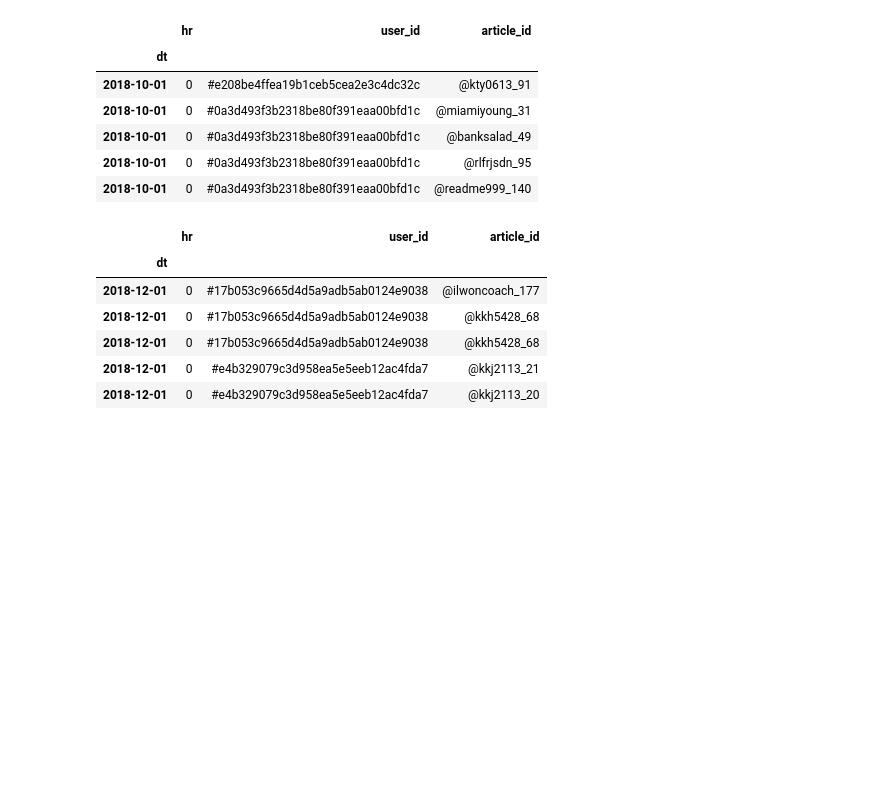
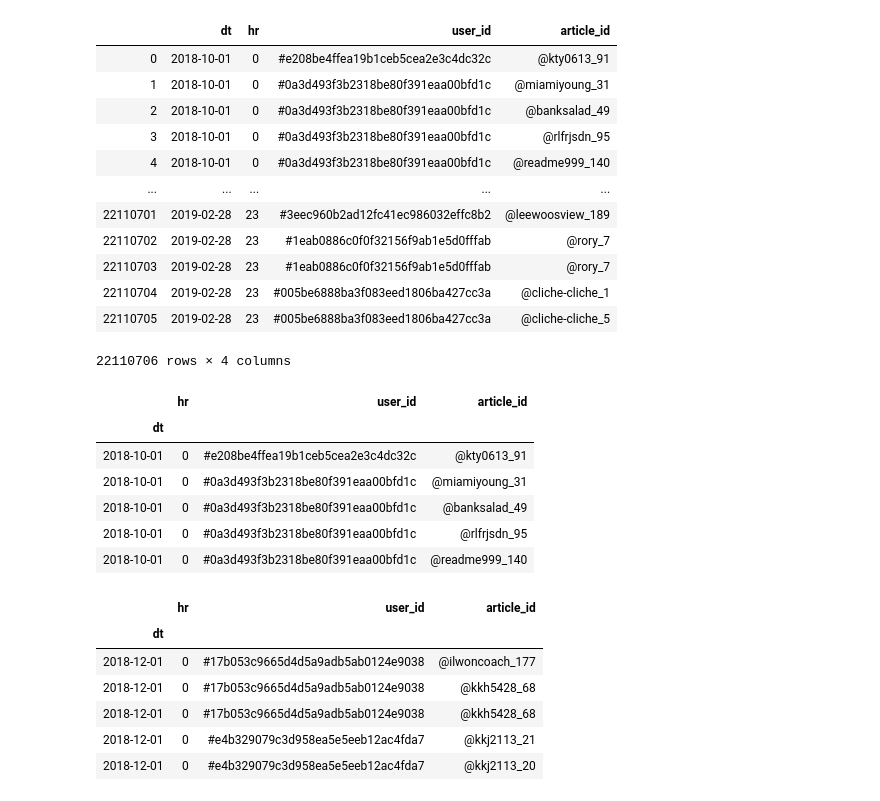
Before and after one commit to bill7845/jupyter_repo, a Jupyter notebook: brunch_project/1_.ipynb, the cells around one changed output. Saved outputs shown, nothing was run; the diff lists cells and outputs as text; code cells hidden in the pictures; blank space fills up the shorter version.

```diff
--- a/brunch_project/1_.ipynb
+++ b/brunch_project/1_.ipynb
@@ -5,4 +5,20 @@ import numpy as np
 import matplotlib.pyplot as plt
 %matplotlib inline
 # %%
-read_raw = pd.read_csv('C:/Users/Playdata/Desktop/브런치 데이터/read_raw_res')
+read_raw = pd.read_csv('C:/Users/KIHyuk/Desktop/브런치 데이터/read_raw_res')
+# %%
+read_raw
+# %% [output]
+|  | dt | hr | user_id | article_id |
+| 0 | 2018-10-01 | 0 | #e208be4ffea19b1ceb5cea2e3c4dc32c | @kty0613_91 |
+| 1 | 2018-10-01 | 0 | #0a3d493f3b2318be80f391eaa00bfd1c | @miamiyoung_31 |
+| 2 | 2018-10-01 | 0 | #0a3d493f3b2318be80f391eaa00bfd1c | @banksalad_49 |
+| 3 | 2018-10-01 | 0 | #0a3d493f3b2318be80f391eaa00bfd1c | @rlfrjsdn_95 |
+| 4 | 2018-10-01 | 0 | #0a3d493f3b2318be80f391eaa00bfd1c | @readme999_140 |
+| ... | ... | ... | ... | ... |
+| 22110701 | 2019-02-28 | 23 | #3eec960b2ad12fc41ec986032effc8b2 | @leewoosview_189 |
+| 22110702 | 2019-02-28 | 23 | #1eab0886c0f0f32156f9ab1e5d0fffab | @rory_7 |
+| 22110703 | 2019-02-28 | 23 | #1eab0886c0f0f32156f9ab1e5d0fffab | @rory_7 |
+| 22110704 | 2019-02-28 | 23 | #005be6888ba3f083eed1806ba427cc3a | @cliche-cliche_1 |
+| 22110705 | 2019-02-28 | 23 | #005be6888ba3f083eed1806ba427cc3a | @cliche-cliche_5 |
+22110706 rows × 4 columns
```
Also changed, not shown: parts of 23 cells of this notebook, 1 other file.
